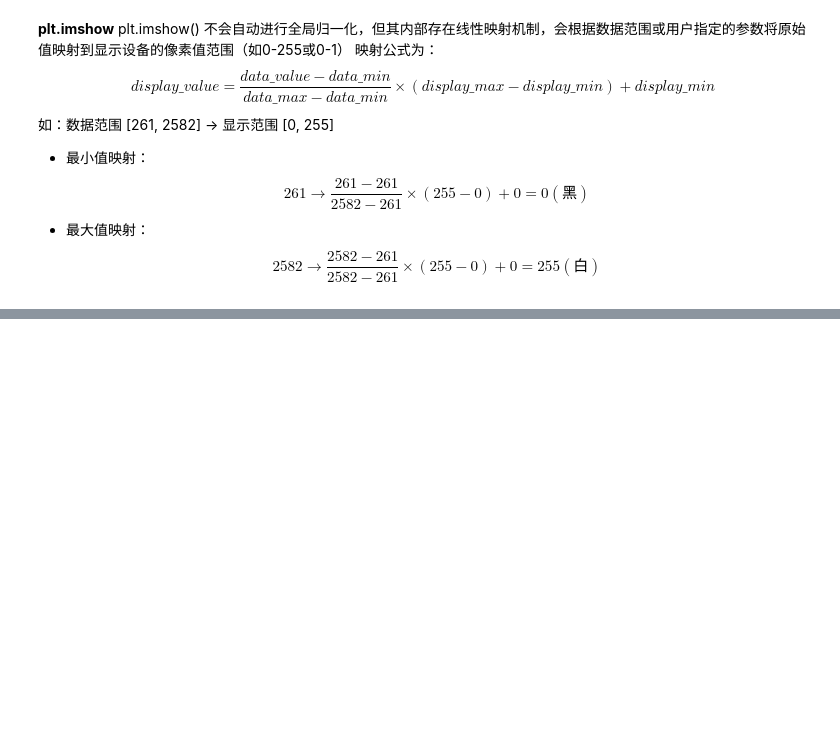
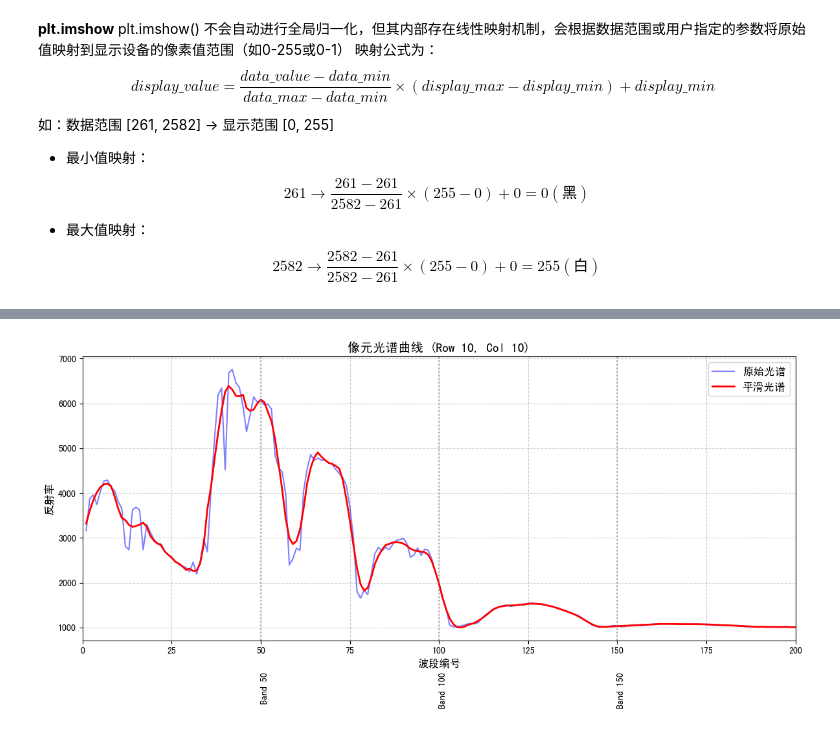
Before and after one commit to cu4oral6/spectral_study, a Jupyter notebook: notebooks/01_python_basics/Week1.ipynb, the cells around one changed output, grey strips where cells are left out. Cells and saved outputs as stored; diff of their text form; code cells hidden in the pictures; blank space fills up the shorter version.

```diff
--- a/notebooks/01_python_basics/Week1.ipynb
+++ b/notebooks/01_python_basics/Week1.ipynb
@@ -157,0 +214,35 @@ $$ display\_value = \frac{data\_value-data\_min}{data\_max-data\_min} \times (di
+# %%
+import numpy as np
+import matplotlib.pyplot as plt
+from scipy.signal import savgol_filter
+
+# 选择像元
+row, col = 10, 10
+pixel_spectrum = data[row, col, :]
+
+# 平滑处理
+smoothed_spectrum = savgol_filter(pixel_spectrum, window_length=11, polyorder=2)
+
+# 绘图
+plt.figure(figsize=(12, 6))
+plt.plot(np.arange(1, bands + 1), pixel_spectrum, 'b-', alpha=0.5, label='原始光谱')
+plt.plot(np.arange(1, bands + 1), smoothed_spectrum, 'r-', linewidth=2, label='平滑光谱')
+
+# 标记特征波段
+important_bands = [50, 100, 150]
+for band in important_bands:
+    plt.axvline(x=band, color='gray', linestyle=':', alpha=0.7)
+    plt.text(band, 0.9, f'Band {band}', rotation=90, va='top')
+
+# 装饰
+plt.title(f'像元光谱曲线 (Row {row}, Col {col})', fontsize=14)
+plt.xlabel('波段编号', fontsize=12)
+plt.ylabel('反射率', fontsize=12)
+plt.legend(fontsize=12)
+plt.grid(True, linestyle='--', alpha=0.6)
+plt.xlim(0, bands)
+# plt.ylim(0, 1.1)  # 留出顶部空间
+plt.tight_layout()
+plt.show()
+# %% [output]
+[figure, added]
```
Also changed, not shown: parts of 4 cells of this notebook, 3 other files.
